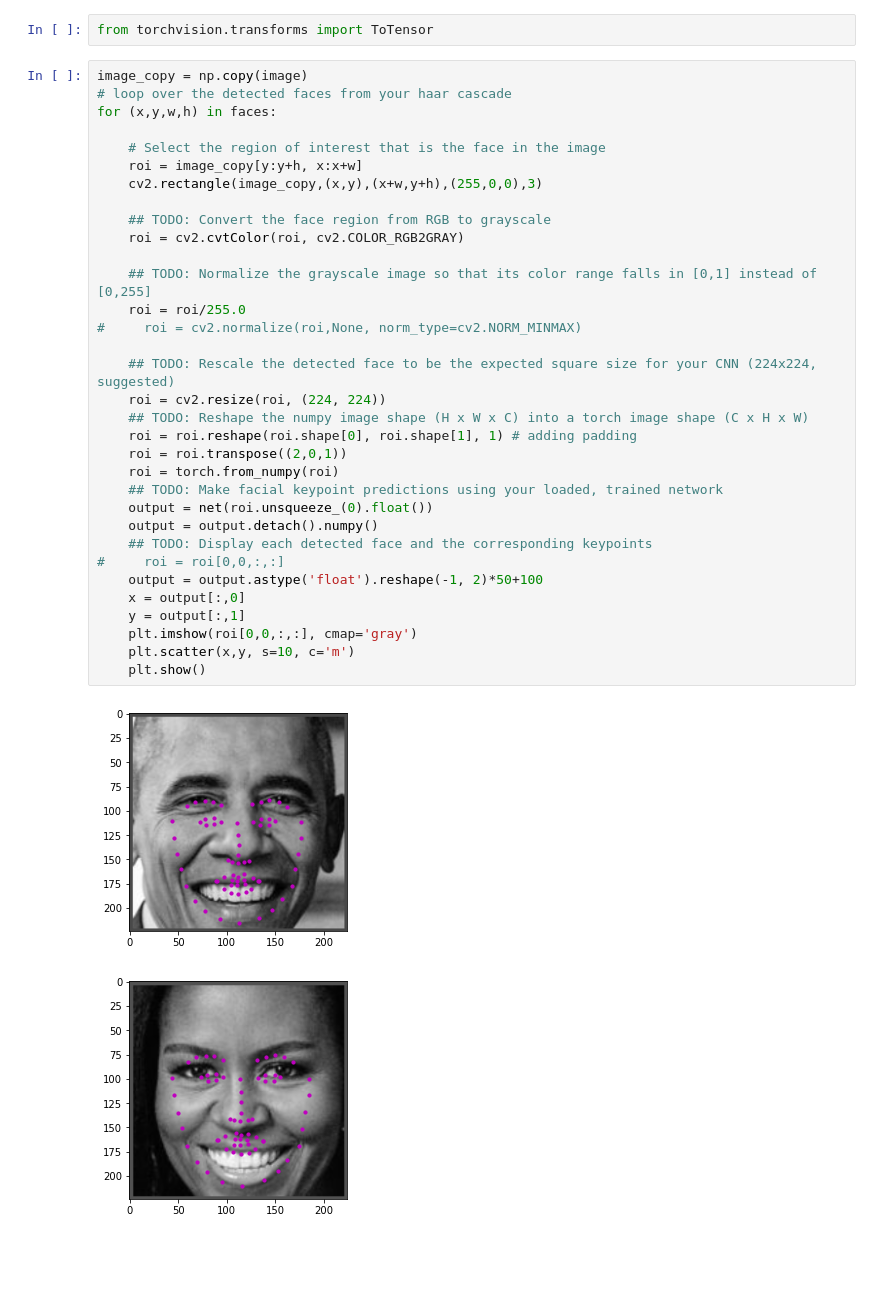
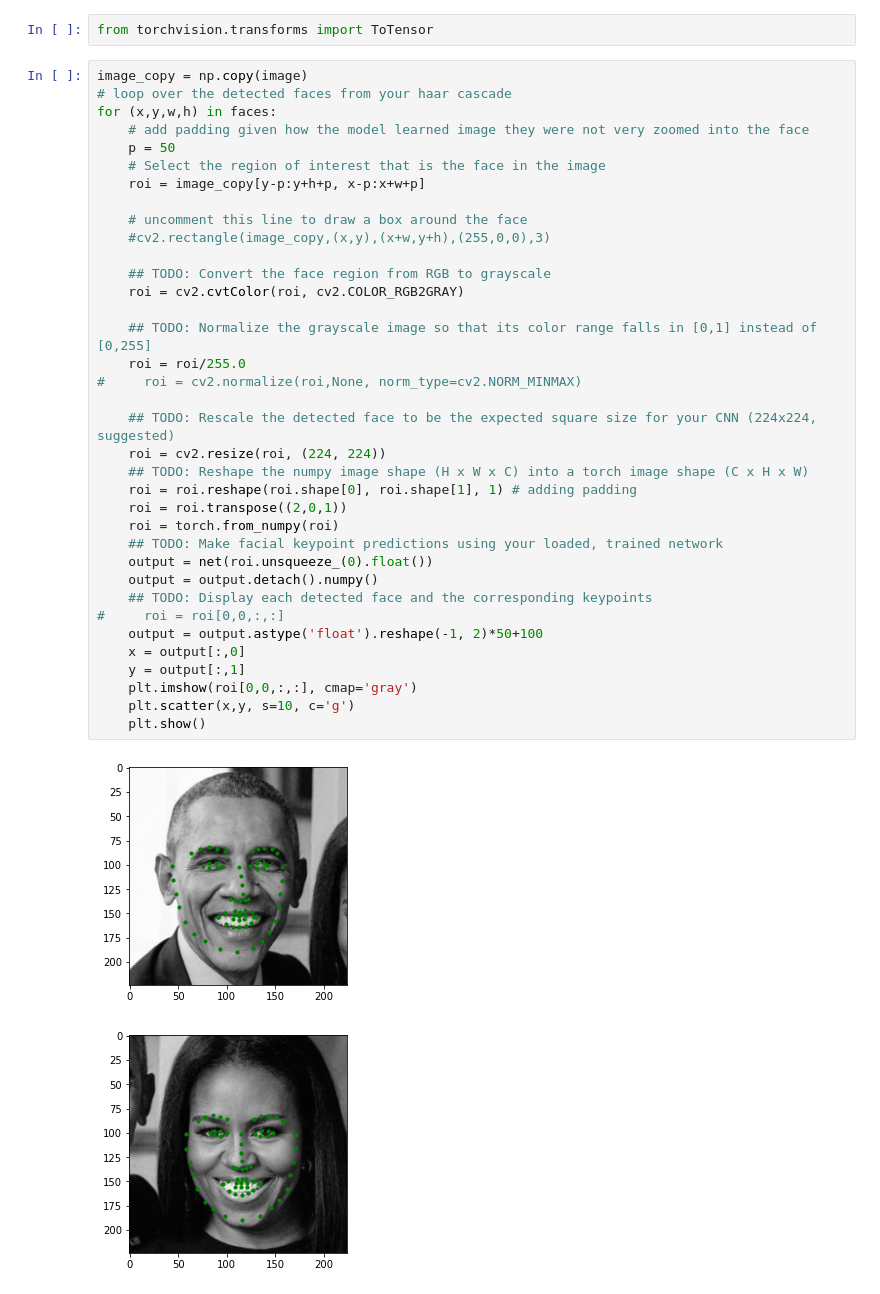
Before and after one commit to tatwan/face-keypoint-detection, a Jupyter notebook: 3. Facial Keypoint Detection, Complete Pipeline.ipynb, the cells around one changed output. Saved outputs shown, nothing was run; the diff lists cells and outputs as text; blank space fills up the shorter version.

```diff
--- a/3. Facial Keypoint Detection, Complete Pipeline.ipynb
+++ b/3. Facial Keypoint Detection, Complete Pipeline.ipynb
@@ -139,36 +139,39 @@ from torchvision.transforms import ToTensor
 # %%
 image_copy = np.copy(image)
 # loop over the detected faces from your haar cascade
 for (x,y,w,h) in faces:
+    # add padding given how the model learned image they were not very zoomed into the face
+    p = 50
+    # Select the region of interest that is the face in the image
+    roi = image_copy[y-p:y+h+p, x-p:x+w+p]
 
-    # Select the region of interest that is the face in the image
-    roi = image_copy[y:y+h, x:x+w]
-    cv2.rectangle(image_copy,(x,y),(x+w,y+h),(255,0,0),3)
+    # uncomment this line to draw a box around the face
+    #cv2.rectangle(image_copy,(x,y),(x+w,y+h),(255,0,0),3)
 
     ## TODO: Convert the face region from RGB to grayscale
     roi = cv2.cvtColor(roi, cv2.COLOR_RGB2GRAY)
 
     ## TODO: Normalize the grayscale image so that its color range falls in [0,1] instead of [0,255]
     roi = roi/255.0
 #     roi = cv2.normalize(roi,None, norm_type=cv2.NORM_MINMAX)
 
     ## TODO: Rescale the detected face to be the expected square size for your CNN (224x224, suggested)
     roi = cv2.resize(roi, (224, 224))
     ## TODO: Reshape the numpy image shape (H x W x C) into a torch image shape (C x H x W)
     roi = roi.reshape(roi.shape[0], roi.shape[1], 1) # adding padding
     roi = roi.transpose((2,0,1))
     roi = torch.from_numpy(roi)
     ## TODO: Make facial keypoint predictions using your loaded, trained network
     output = net(roi.unsqueeze_(0).float())
     output = output.detach().numpy()
     ## TODO: Display each detected face and the corresponding keypoints
 #     roi = roi[0,0,:,:]
     output = output.astype('float').reshape(-1, 2)*50+100
     x = output[:,0]
     y = output[:,1]
     plt.imshow(roi[0,0,:,:], cmap='gray')
-    plt.scatter(x,y, s=10, c='m')
+    plt.scatter(x,y, s=10, c='g')
     plt.show()
 # %% [output]
-[figure, old version]
+[figure, new version]
-[figure, old version]
+[figure, new version]
```
Also changed, not shown: 1 other file.
